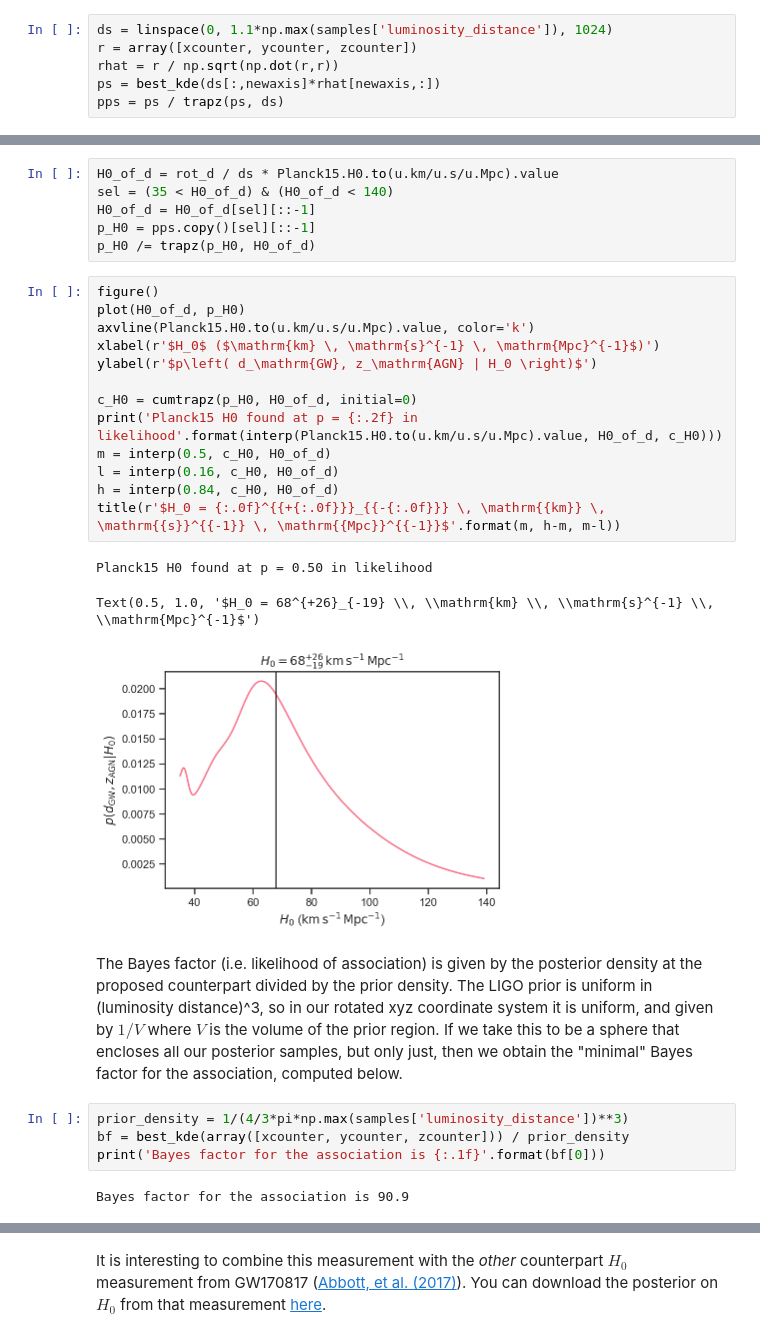
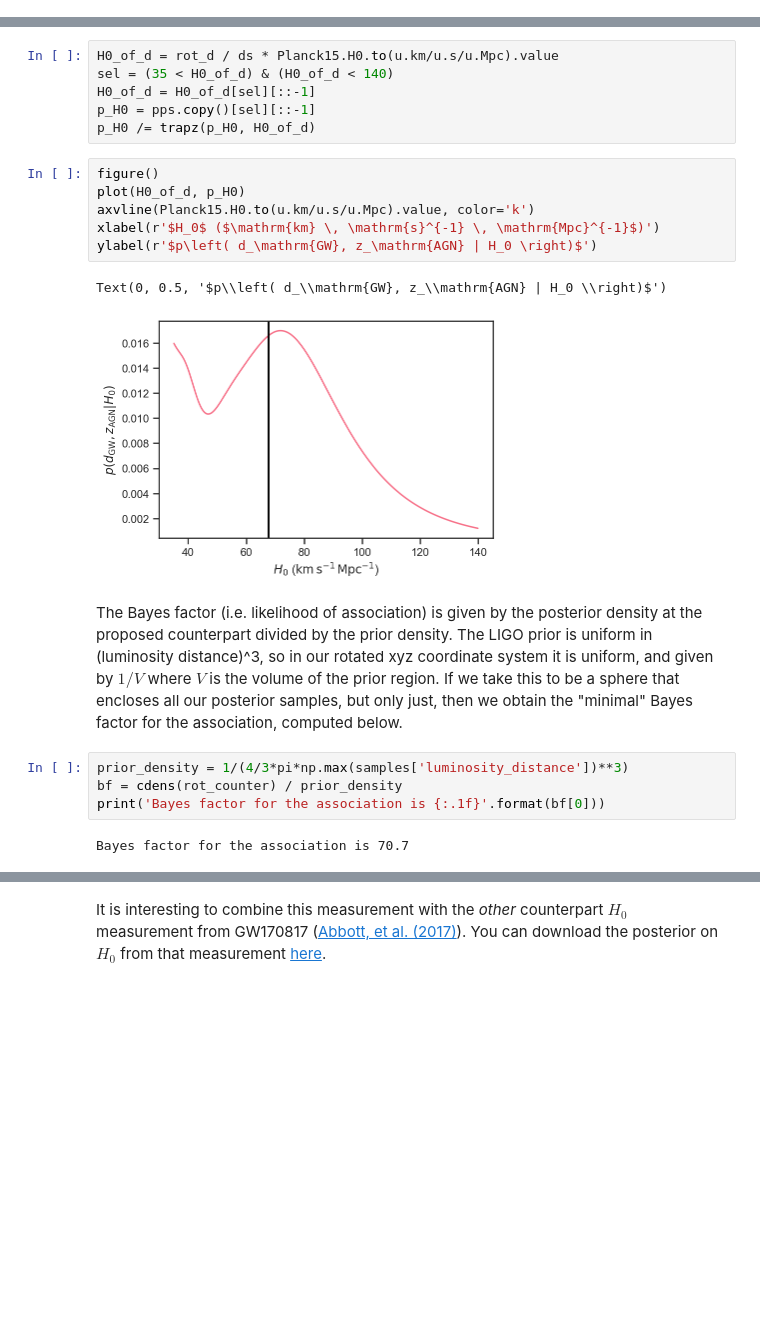
Before and after one commit to farr/GW190521Sky, a Jupyter notebook: CounterpartSky.ipynb, the cells around one changed output, grey strips where cells are left out. Saved outputs shown, nothing was run; the diff lists cells and outputs as text; blank space fills up the shorter version.

Commit message:
Added extensive discussion of selection effects and corrected bug by including prior density term.

```diff
--- a/CounterpartSky.ipynb
+++ b/CounterpartSky.ipynb
@@ -377,6 +320,0 @@ Here we calculate the conditional distance posterior determined by the clustered
-# %%
-ds = linspace(0, 1.1*np.max(samples['luminosity_distance']), 1024)
-r = array([xcounter, ycounter, zcounter])
-rhat = r / np.sqrt(np.dot(r,r))
-ps = best_kde(ds[:,newaxis]*rhat[newaxis,:])
-pps = ps / trapz(ps, ds)
@@ -413,26 +390,18 @@ p_H0 /= trapz(p_H0, H0_of_d)
 # %%
 figure()
 plot(H0_of_d, p_H0)
 axvline(Planck15.H0.to(u.km/u.s/u.Mpc).value, color='k')
 xlabel(r'$H_0$ ($\mathrm{km} \, \mathrm{s}^{-1} \, \mathrm{Mpc}^{-1}$)')
 ylabel(r'$p\left( d_\mathrm{GW}, z_\mathrm{AGN} | H_0 \right)$')
-
-c_H0 = cumtrapz(p_H0, H0_of_d, initial=0)
-print('Planck15 H0 found at p = {:.2f} in likelihood'.format(interp(Planck15.H0.to(u.km/u.s/u.Mpc).value, H0_of_d, c_H0)))
-m = interp(0.5, c_H0, H0_of_d)
-l = interp(0.16, c_H0, H0_of_d)
-h = interp(0.84, c_H0, H0_of_d)
-title(r'$H_0 = {:.0f}^{{+{:.0f}}}_{{-{:.0f}}} \, \mathrm{{km}} \, \mathrm{{s}}^{{-1}} \, \mathrm{{Mpc}}^{{-1}}$'.format(m, h-m, m-l))
 # %% [output]
-Planck15 H0 found at p = 0.50 in likelihood
+Text(0, 0.5, '$p\\left( d_\\mathrm{GW}, z_\\mathrm{AGN} | H_0 \\right)$')
-Text(0.5, 1.0, '$H_0 = 68^{+26}_{-19} \\, \\mathrm{km} \\, \\mathrm{s}^{-1} \\, \\mathrm{Mpc}^{-1}$')
-[figure, old version]
+[figure, new version]
 # %% [markdown]
 The Bayes factor (i.e. likelihood of association) is given by the posterior density at the proposed counterpart divided by the prior density.  The LIGO prior is uniform in (luminosity distance)^3, so in our rotated xyz coordinate system it is uniform, and given by $1/V$ where $V$ is the volume of the prior region.  If we take this to be a sphere that encloses all our posterior samples, but only just, then we obtain the "minimal" Bayes factor for the association, computed below.
 # %%
 prior_density = 1/(4/3*pi*np.max(samples['luminosity_distance'])**3)
-bf = best_kde(array([xcounter, ycounter, zcounter])) / prior_density
+bf = cdens(rot_counter) / prior_density
 print('Bayes factor for the association is {:.1f}'.format(bf[0]))
 # %% [output]
-Bayes factor for the association is 90.9
+Bayes factor for the association is 70.7
 # %% [markdown]
```
Also changed, not shown: parts of 35 cells of this notebook, 1 other file.
